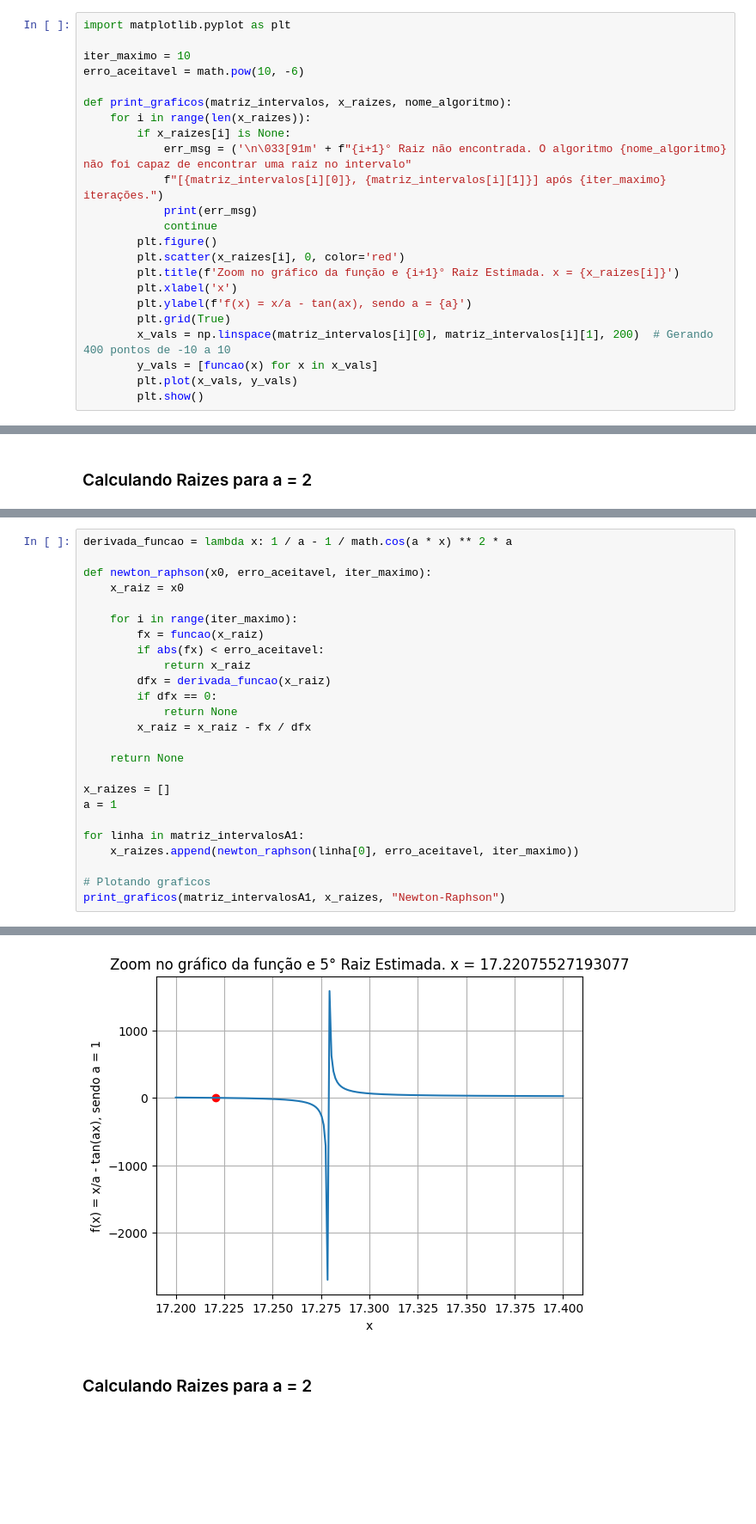
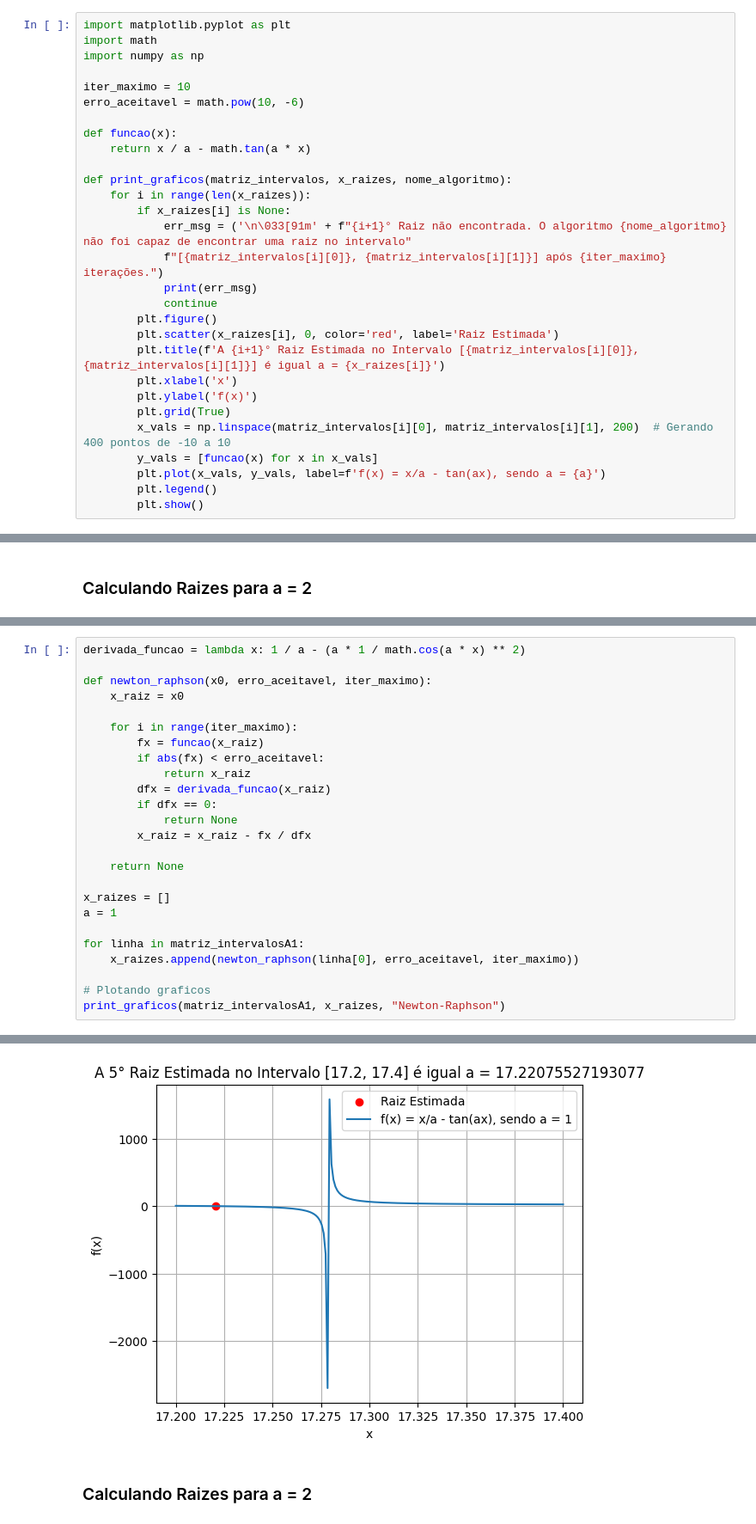
Before and after one commit to andreisilvasantos/Mestrado, a Jupyter notebook: Métodos Numéricos/AT2 - Metodos Numericos.ipynb, the cells around one changed output, grey strips where cells are left out. Shown at 86% size. Drawn from its saved outputs; the diff is of its cells as text; blank space fills up the shorter version.

Commit message:
Organizando os graficos das raizes estimadas

```diff
--- a/Métodos Numéricos/AT2 - Metodos Numericos.ipynb
+++ b/Métodos Numéricos/AT2 - Metodos Numericos.ipynb
@@ -53,9 +48,14 @@ f(x) = x/2 − tan(2x)
 #### Funções auxiliares
 # %%
 import matplotlib.pyplot as plt
+import math
+import numpy as np
 
 iter_maximo = 10
 erro_aceitavel = math.pow(10, -6)
+
+def funcao(x):
+    return x / a - math.tan(a * x)
 
 def print_graficos(matriz_intervalos, x_raizes, nome_algoritmo):
     for i in range(len(x_raizes)):
@@ -65,14 +65,15 @@ def print_graficos(matriz_intervalos, x_raizes, nome_algoritmo):
             print(err_msg)
             continue
         plt.figure()
-        plt.scatter(x_raizes[i], 0, color='red')
-        plt.title(f'Zoom no gráfico da função e {i+1}° Raiz Estimada. x = {x_raizes[i]}')
+        plt.scatter(x_raizes[i], 0, color='red', label='Raiz Estimada')
+        plt.title(f'A {i+1}° Raiz Estimada no Intervalo [{matriz_intervalos[i][0]}, {matriz_intervalos[i][1]}] é igual a = {x_raizes[i]}')
         plt.xlabel('x')
-        plt.ylabel(f'f(x) = x/a - tan(ax), sendo a = {a}')
+        plt.ylabel('f(x)')
         plt.grid(True)
         x_vals = np.linspace(matriz_intervalos[i][0], matriz_intervalos[i][1], 200)  # Gerando 400 pontos de -10 a 10
         y_vals = [funcao(x) for x in x_vals]
-        plt.plot(x_vals, y_vals)
+        plt.plot(x_vals, y_vals, label=f'f(x) = x/a - tan(ax), sendo a = {a}')
+        plt.legend()
         plt.show()
 # %% [markdown]
 ### Método da Bisseção
@@ -293,5 +289,5 @@ $
 # %%
-derivada_funcao = lambda x: 1 / a - 1 / math.cos(a * x) ** 2 * a
+derivada_funcao = lambda x: 1 / a - (a * 1 / math.cos(a * x) ** 2)
 
 def newton_raphson(x0, erro_aceitavel, iter_maximo):
     x_raiz = x0
@@ -324,4 +320,4 @@ print_graficos(matriz_intervalosA1, x_raizes, "Newton-Raphson")
-[figure, old version]
+[figure, new version]
 # %% [markdown]
 ### Calculando Raizes para a = 2
 # %%
```
Also changed, not shown: parts of 13 cells of this notebook.
